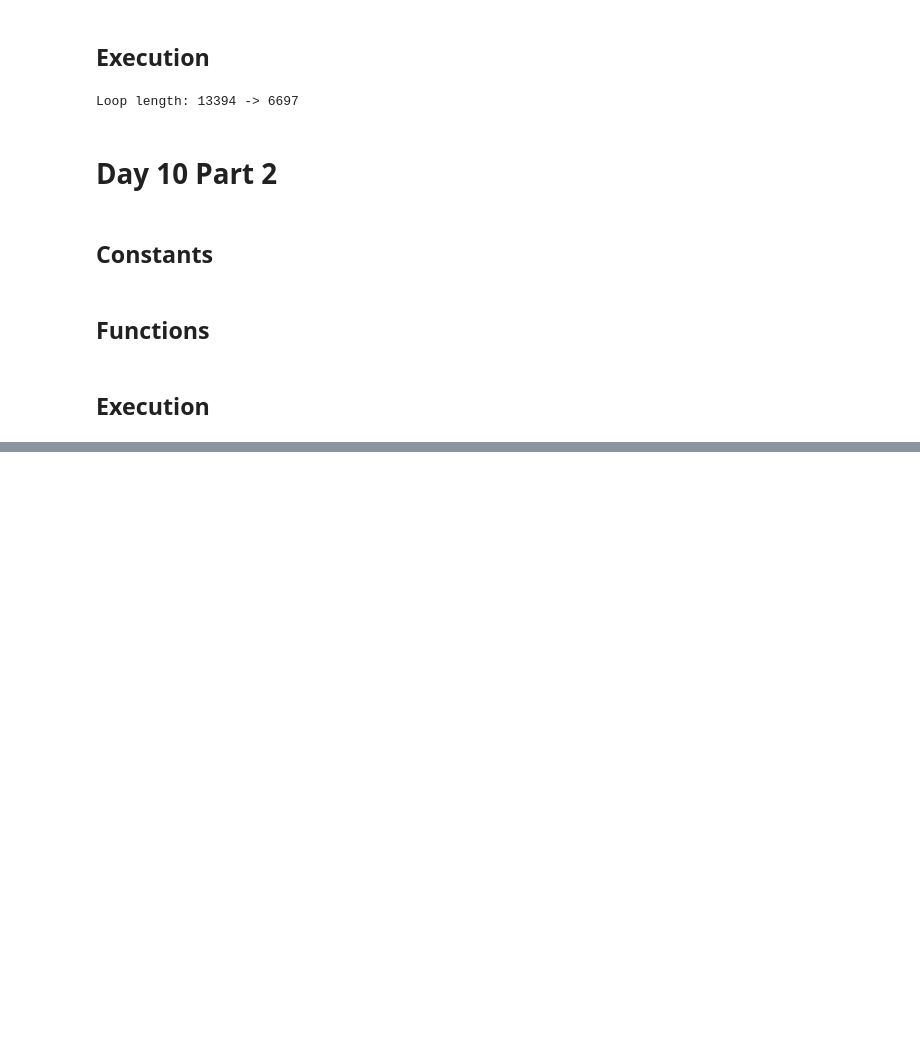
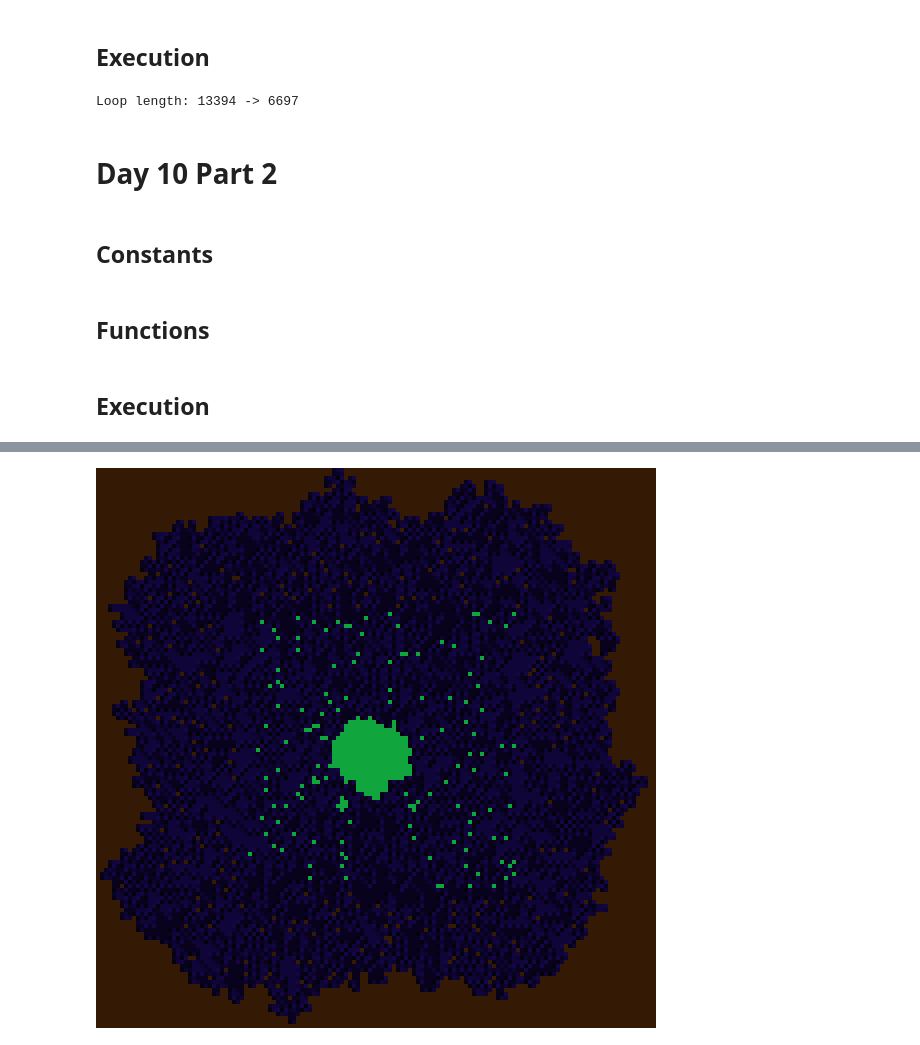
Before and after one commit to itsPeetah/aoc-2023, a Jupyter notebook: python/day10.ipynb, the cells around one changed output, grey strips where cells are left out. Cells and saved outputs as stored; diff of their text form; code cells hidden in the pictures; blank space fills up the shorter version.

```diff
--- a/python/day10.ipynb
+++ b/python/day10.ipynb
@@ -291,0 +316,16 @@ array([[0, 0, 1, 1, 0],
+# %%
+def get_color(i):
+    v = regions[i // regions.shape[0]][i % regions.shape[1]]
+    m = matrix[i // matrix.shape[0]][i % matrix.shape[1]] * 10
+    m = m / 255
+    # return (10,20,30) if v == 0 else (55,155,255)
+    return (52,25,5) if v < 0 else ((int(m * 41),int(m * 14),int(m * 144)) ,(16,166,61))[v]
+
+img = Image.new("RGB", matrix.shape, (0,0,0))
+img.putdata([
+    get_color(i)
+    for i in range(matrix.shape[0] * matrix.shape[1])
+])
+img.resize((matrix.shape[0]*5, matrix.shape[1]*5), Image.NEAREST)
+# %% [output]
+[figure, added]
```
Also changed, not shown: parts of 6 cells of this notebook.
